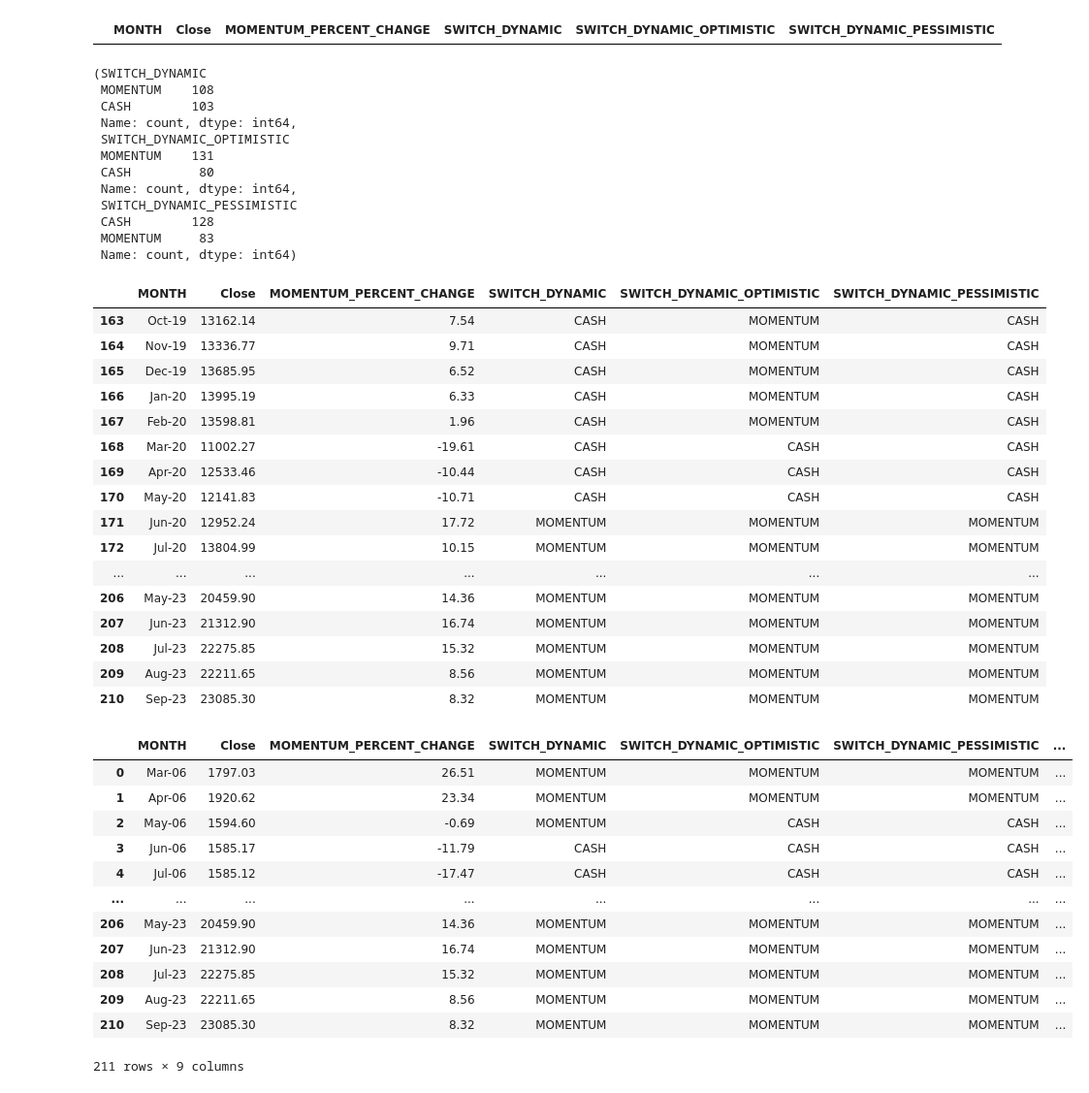
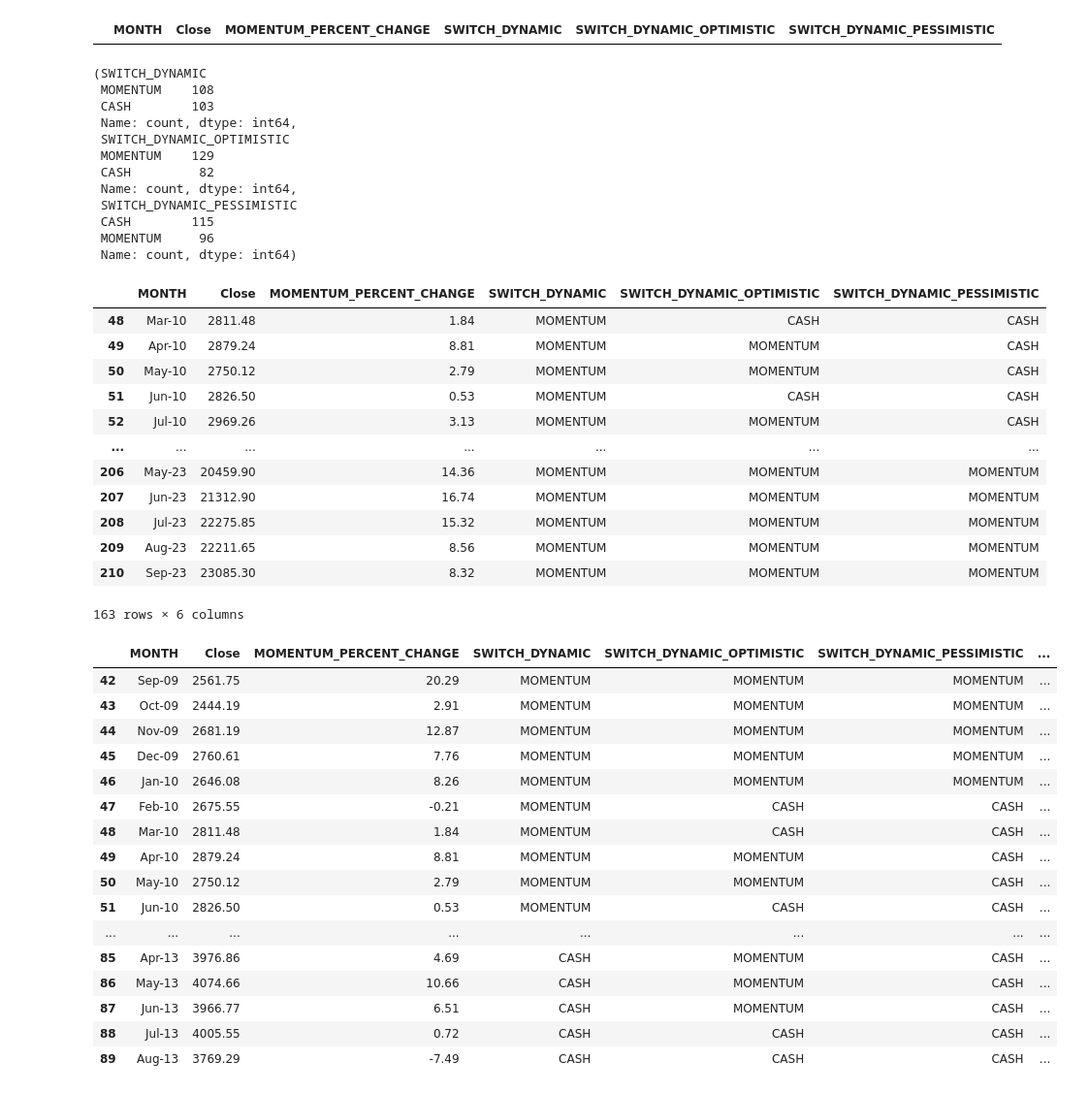
Before and after one commit to NirantK/invest, a Jupyter notebook: nbs/Momentum_Switch_Cash.ipynb, the cells around one changed output. Shown at 97% size. Cells and saved outputs as stored; diff of their text form; code cells hidden in the pictures.

```diff
--- a/nbs/Momentum_Switch_Cash.ipynb
+++ b/nbs/Momentum_Switch_Cash.ipynb
@@ -76,10 +94,10 @@ import matplotlib.pyplot as plt
 import seaborn as sns
 
 # Filter out NaN values from the MOMENTUM_PERCENT_CHANGE column for plotting
-filtered_momentum_percent_change = latest_df['MOMENTUM_PERCENT_CHANGE'].dropna()[:-20]
+filtered_momentum_percent_change = latest_df['MOMENTUM_PERCENT_CHANGE'].dropna()[:-60]
 
 # Plot the distribution of the MOMENTUM_PERCENT_CHANGE column
-quantiles = [0.1, 0.25, 0.30, 0.5, 0.75]
+quantiles = [0.1, 0.25, 0.5, 0.75]
 
 # Calculate the quantile values from the 'MOMENTUM_PERCENT_CHANGE' column
 quantile_values = filtered_momentum_percent_change.quantile(quantiles).tolist()
@@ -134,8 +152,8 @@ def switch(latest_df, col_name: str = "SWITCH_DYNAMIC", initial_value: str = 'MO
     return df
 
 switch_df = switch(latest_df=latest_df, col_name="SWITCH_DYNAMIC", initial_value='MOMENTUM', to_cash=-1.96, to_momentum=12.0)
-switch_df = switch(latest_df=switch_df, col_name="SWITCH_DYNAMIC_OPTIMISTIC", initial_value='MOMENTUM', to_cash=0, to_momentum=5.0)
-switch_df = switch(latest_df=switch_df, col_name="SWITCH_DYNAMIC_PESSIMISTIC", initial_value='MOMENTUM', to_cash=5, to_momentum=10.0)
+switch_df = switch(latest_df=switch_df, col_name="SWITCH_DYNAMIC_OPTIMISTIC", initial_value='MOMENTUM', to_cash=2, to_momentum=0)
+switch_df = switch(latest_df=switch_df, col_name="SWITCH_DYNAMIC_PESSIMISTIC", initial_value='MOMENTUM', to_cash=0, to_momentum=12.0)
 switch_df[switch_df.isna().any(axis=1)]
 # %% [output]
 |  | MONTH | Close | MOMENTUM_PERCENT_CHANGE | SWITCH_DYNAMIC | SWITCH_DYNAMIC_OPTIMISTIC | SWITCH_DYNAMIC_PESSIMISTIC |
@@ -147,33 +165,29 @@ switch_df['SWITCH_DYNAMIC'].value_counts(), switch_df['SWITCH_DYNAMIC_OPTIMISTIC
  CASH        103
  Name: count, dtype: int64,
  SWITCH_DYNAMIC_OPTIMISTIC
- MOMENTUM    131
- CASH         80
+ MOMENTUM    129
+ CASH         82
  Name: count, dtype: int64,
  SWITCH_DYNAMIC_PESSIMISTIC
- CASH        128
- MOMENTUM     83
+ CASH        115
+ MOMENTUM     96
  Name: count, dtype: int64)
 # %%
-switch_df.tail(48)
+switch_df[48:]
 # %% [output]
 |  | MONTH | Close | MOMENTUM_PERCENT_CHANGE | SWITCH_DYNAMIC | SWITCH_DYNAMIC_OPTIMISTIC | SWITCH_DYNAMIC_PESSIMISTIC |
-| 163 | Oct-19 | 13162.14 | 7.54 | CASH | MOMENTUM | CASH |
-| 164 | Nov-19 | 13336.77 | 9.71 | CASH | MOMENTUM | CASH |
-| 165 | Dec-19 | 13685.95 | 6.52 | CASH | MOMENTUM | CASH |
-| 166 | Jan-20 | 13995.19 | 6.33 | CASH | MOMENTUM | CASH |
-| 167 | Feb-20 | 13598.81 | 1.96 | CASH | MOMENTUM | CASH |
-| 168 | Mar-20 | 11002.27 | -19.61 | CASH | CASH | CASH |
-| 169 | Apr-20 | 12533.46 | -10.44 | CASH | CASH | CASH |
-| 170 | May-20 | 12141.83 | -10.71 | CASH | CASH | CASH |
-| 171 | Jun-20 | 12952.24 | 17.72 | MOMENTUM | MOMENTUM | MOMENTUM |
-| 172 | Jul-20 | 13804.99 | 10.15 | MOMENTUM | MOMENTUM | MOMENTUM |
+| 48 | Mar-10 | 2811.48 | 1.84 | MOMENTUM | CASH | CASH |
+| 49 | Apr-10 | 2879.24 | 8.81 | MOMENTUM | MOMENTUM | CASH |
+| 50 | May-10 | 2750.12 | 2.79 | MOMENTUM | MOMENTUM | CASH |
+| 51 | Jun-10 | 2826.50 | 0.53 | MOMENTUM | CASH | CASH |
+| 52 | Jul-10 | 2969.26 | 3.13 | MOMENTUM | MOMENTUM | CASH |
 | ... | ... | ... | ... | ... | ... | ... |
 | 206 | May-23 | 20459.90 | 14.36 | MOMENTUM | MOMENTUM | MOMENTUM |
 | 207 | Jun-23 | 21312.90 | 16.74 | MOMENTUM | MOMENTUM | MOMENTUM |
 | 208 | Jul-23 | 22275.85 | 15.32 | MOMENTUM | MOMENTUM | MOMENTUM |
 | 209 | Aug-23 | 22211.65 | 8.56 | MOMENTUM | MOMENTUM | MOMENTUM |
 | 210 | Sep-23 | 23085.30 | 8.32 | MOMENTUM | MOMENTUM | MOMENTUM |
+163 rows × 6 columns
 # %%
 def add_amount_based_on_strategy(df: pd.DataFrame, strategy: str, initial_amount: float = 1000.0, momentum_col: str = 'Close') -> pd.DataFrame:
     """
@@ -189,43 +203,47 @@ def add_amount_based_on_strategy(df: pd.DataFrame, strategy: str, initial_amount
         pd.DataFrame: DataFrame with the new 'AMOUNT_<STRATEGY>' column added.
     """
     df_copy = df.copy()
     amount_list = [initial_amount]  # Start with the initial amount
     amount_col = f'AMOUNT_{strategy}'
 
     for idx in range(1, len(df)):
         prev_row = df_copy.iloc[idx - 1]
         current_row = df_copy.iloc[idx]
 
         if current_row[strategy] == "MOMENTUM":
             current_amount = amount_list[-1] * (current_row[momentum_col] / prev_row[momentum_col])
         else:
             current_amount = amount_list[-1]  # In CASH, just copy the previous value
 
         amount_list.append(current_amount)
 
     df_copy[amount_col] = amount_list  # No more slicing, now the lengths should match
 
     return df_copy
 
 amount_df = add_amount_based_on_strategy(switch_df, strategy='SWITCH_DYNAMIC_OPTIMISTIC', initial_amount=1000.0)
 amount_df = add_amount_based_on_strategy(amount_df, strategy='SWITCH_DYNAMIC', initial_amount=1000.0)
 amount_df = add_amount_based_on_strategy(amount_df, strategy='SWITCH_DYNAMIC_PESSIMISTIC', initial_amount=1000.0)
 
 # round the values to 2 decimal places
 amount_df['AMOUNT_SWITCH_DYNAMIC'] = amount_df['AMOUNT_SWITCH_DYNAMIC'].round(2)
 amount_df['AMOUNT_SWITCH_DYNAMIC_OPTIMISTIC'] = amount_df['AMOUNT_SWITCH_DYNAMIC_OPTIMISTIC'].round(2)
-amount_df
+amount_df[42:90]
 # %% [output]
 |  | MONTH | Close | MOMENTUM_PERCENT_CHANGE | SWITCH_DYNAMIC | SWITCH_DYNAMIC_OPTIMISTIC | SWITCH_DYNAMIC_PESSIMISTIC | ... |
-| 0 | Mar-06 | 1797.03 | 26.51 | MOMENTUM | MOMENTUM | MOMENTUM | ... |
-| 1 | Apr-06 | 1920.62 | 23.34 | MOMENTUM | MOMENTUM | MOMENTUM | ... |
-| 2 | May-06 | 1594.60 | -0.69 | MOMENTUM | CASH | CASH | ... |
-| 3 | Jun-06 | 1585.17 | -11.79 | CASH | CASH | CASH | ... |
-| 4 | Jul-06 | 1585.12 | -17.47 | CASH | CASH | CASH | ... |
+| 42 | Sep-09 | 2561.75 | 20.29 | MOMENTUM | MOMENTUM | MOMENTUM | ... |
+| 43 | Oct-09 | 2444.19 | 2.91 | MOMENTUM | MOMENTUM | MOMENTUM | ... |
+| 44 | Nov-09 | 2681.19 | 12.87 | MOMENTUM | MOMENTUM | MOMENTUM | ... |
+| 45 | Dec-09 | 2760.61 | 7.76 | MOMENTUM | MOMENTUM | MOMENTUM | ... |
+| 46 | Jan-10 | 2646.08 | 8.26 | MOMENTUM | MOMENTUM | MOMENTUM | ... |
+| 47 | Feb-10 | 2675.55 | -0.21 | MOMENTUM | CASH | CASH | ... |
+| 48 | Mar-10 | 2811.48 | 1.84 | MOMENTUM | CASH | CASH | ... |
+| 49 | Apr-10 | 2879.24 | 8.81 | MOMENTUM | MOMENTUM | CASH | ... |
+| 50 | May-10 | 2750.12 | 2.79 | MOMENTUM | MOMENTUM | CASH | ... |
+| 51 | Jun-10 | 2826.50 | 0.53 | MOMENTUM | CASH | CASH | ... |
 | ... | ... | ... | ... | ... | ... | ... | ... |
-| 206 | May-23 | 20459.90 | 14.36 | MOMENTUM | MOMENTUM | MOMENTUM | ... |
-| 207 | Jun-23 | 21312.90 | 16.74 | MOMENTUM | MOMENTUM | MOMENTUM | ... |
-| 208 | Jul-23 | 22275.85 | 15.32 | MOMENTUM | MOMENTUM | MOMENTUM | ... |
-| 209 | Aug-23 | 22211.65 | 8.56 | MOMENTUM | MOMENTUM | MOMENTUM | ... |
-| 210 | Sep-23 | 23085.30 | 8.32 | MOMENTUM | MOMENTUM | MOMENTUM | ... |
+| 85 | Apr-13 | 3976.86 | 4.69 | CASH | MOMENTUM | CASH | ... |
+| 86 | May-13 | 4074.66 | 10.66 | CASH | MOMENTUM | CASH | ... |
+| 87 | Jun-13 | 3966.77 | 6.51 | CASH | MOMENTUM | CASH | ... |
+| 88 | Jul-13 | 4005.55 | 0.72 | CASH | CASH | CASH | ... |
+| 89 | Aug-13 | 3769.29 | -7.49 | CASH | CASH | CASH | ... |
-211 rows × 9 columns
```
Also changed, not shown: parts of 5 cells of this notebook, 1 other file.
